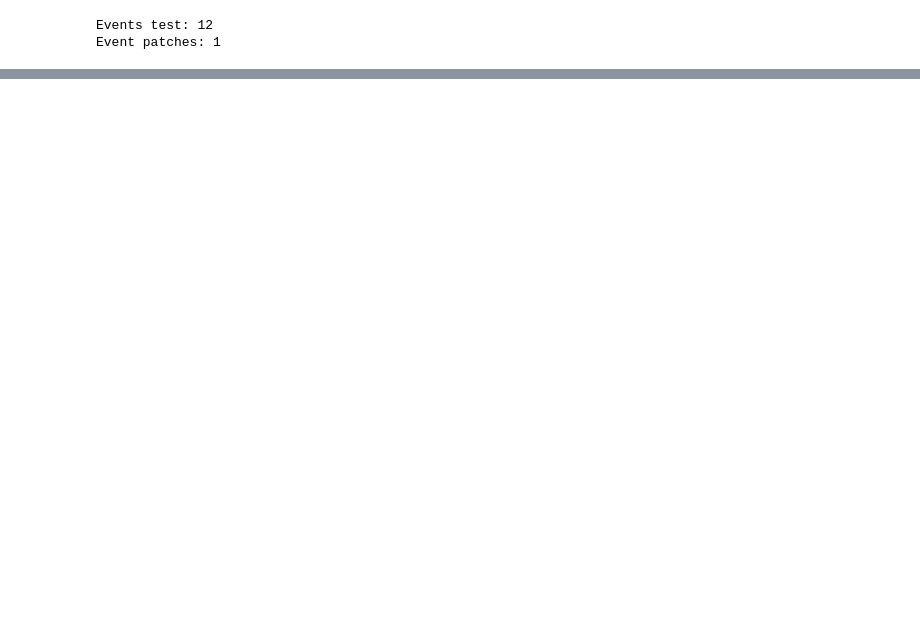
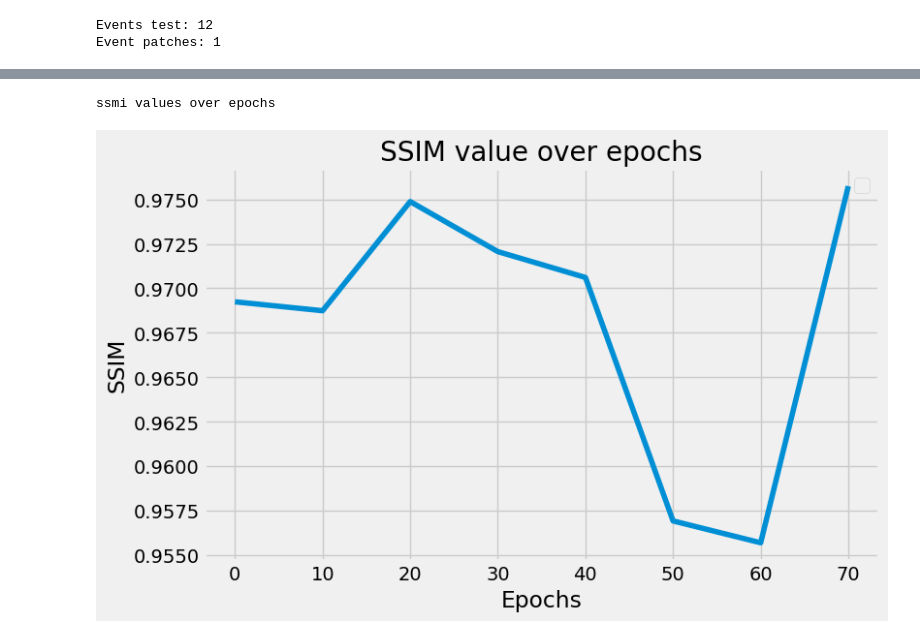
Before and after one commit to pauliusB20/vq-vae-experiments, a Jupyter notebook: cms_particle_hits/main.ipynb, the cells around one changed output, grey strips where cells are left out. Cells and saved outputs as stored; diff of their text form; code cells hidden in the pictures; blank space fills up the shorter version.

```diff
--- a/cms_particle_hits/main.ipynb
+++ b/cms_particle_hits/main.ipynb
@@ -563,0 +774,10 @@ if event_hits:
+# %%
+plot_metric_results(
+    ssim_values,
+    epoch_values[::10],
+    "SSIM",
+    "SSIM value over epochs"
+)
+# %% [output]
+ssmi values over epochs
+[figure, added]
```
Also changed, not shown: parts of 41 cells of this notebook, 1 other file.
